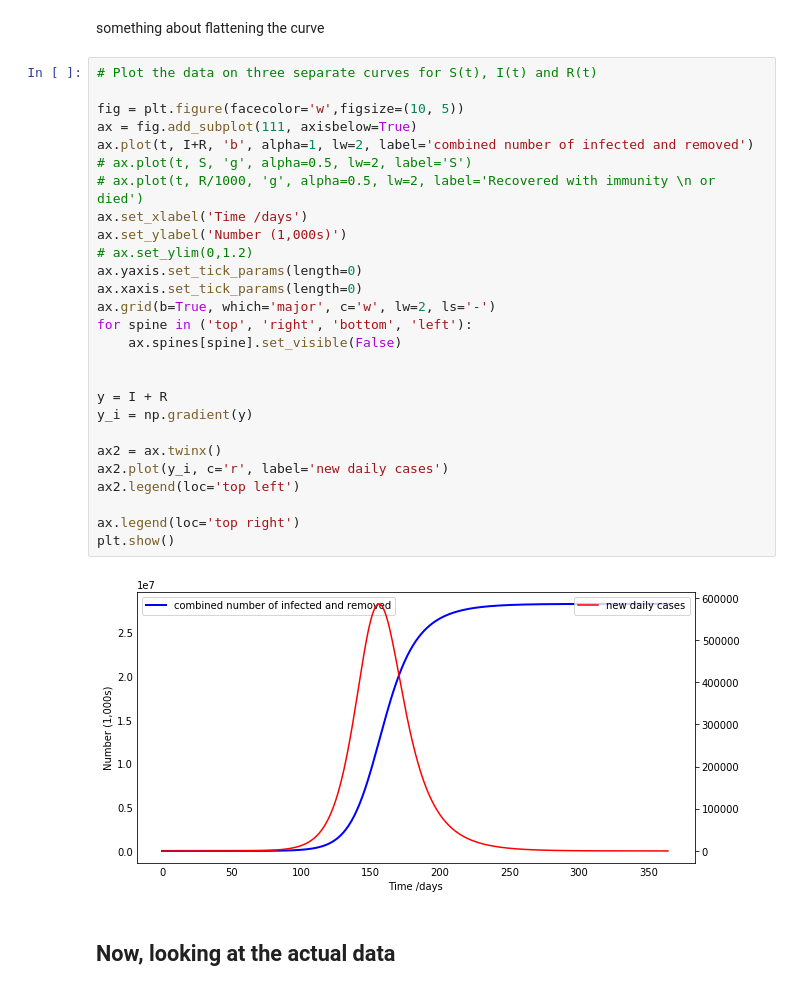
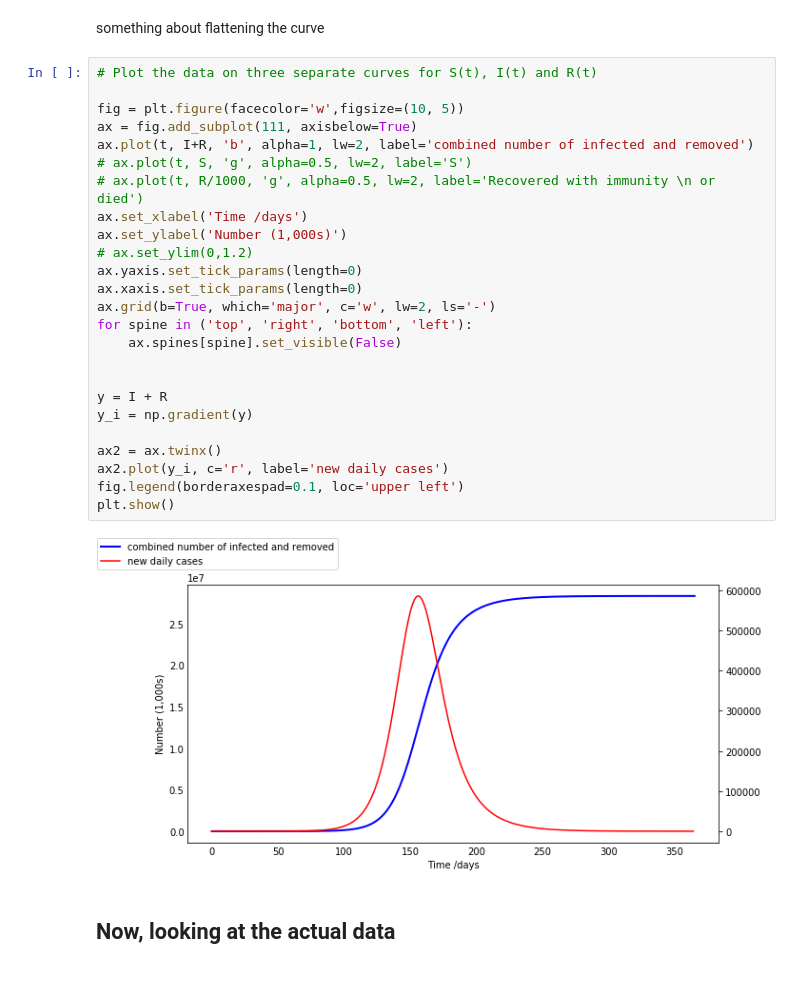
Before and after one commit to ericphamhung/covid-19, a Jupyter notebook: Main-ncov.ipynb, the cells around one changed output. Cells and saved outputs as stored; diff of their text form.

```diff
--- a/Main-ncov.ipynb
+++ b/Main-ncov.ipynb
@@ -150,32 +144,30 @@ something about flattening the curve
 # %%
 # Plot the data on three separate curves for S(t), I(t) and R(t)
 
 fig = plt.figure(facecolor='w',figsize=(10, 5))
 ax = fig.add_subplot(111, axisbelow=True)
 ax.plot(t, I+R, 'b', alpha=1, lw=2, label='combined number of infected and removed')
 # ax.plot(t, S, 'g', alpha=0.5, lw=2, label='S')
 # ax.plot(t, R/1000, 'g', alpha=0.5, lw=2, label='Recovered with immunity \n or died')
 ax.set_xlabel('Time /days')
 ax.set_ylabel('Number (1,000s)')
 # ax.set_ylim(0,1.2)
 ax.yaxis.set_tick_params(length=0)
 ax.xaxis.set_tick_params(length=0)
 ax.grid(b=True, which='major', c='w', lw=2, ls='-')
 for spine in ('top', 'right', 'bottom', 'left'):
     ax.spines[spine].set_visible(False)
 
 
 y = I + R
 y_i = np.gradient(y)
 
 ax2 = ax.twinx()
 ax2.plot(y_i, c='r', label='new daily cases')
-ax2.legend(loc='top left')
-
-ax.legend(loc='top right')
+fig.legend(borderaxespad=0.1, loc='upper left')
 plt.show()
 # %% [output]
-[figure, old version]
+[figure, new version]
 # %% [markdown]
 
 ## Now, looking at the actual data
```
Also changed, not shown: parts of 7 cells of this notebook.
